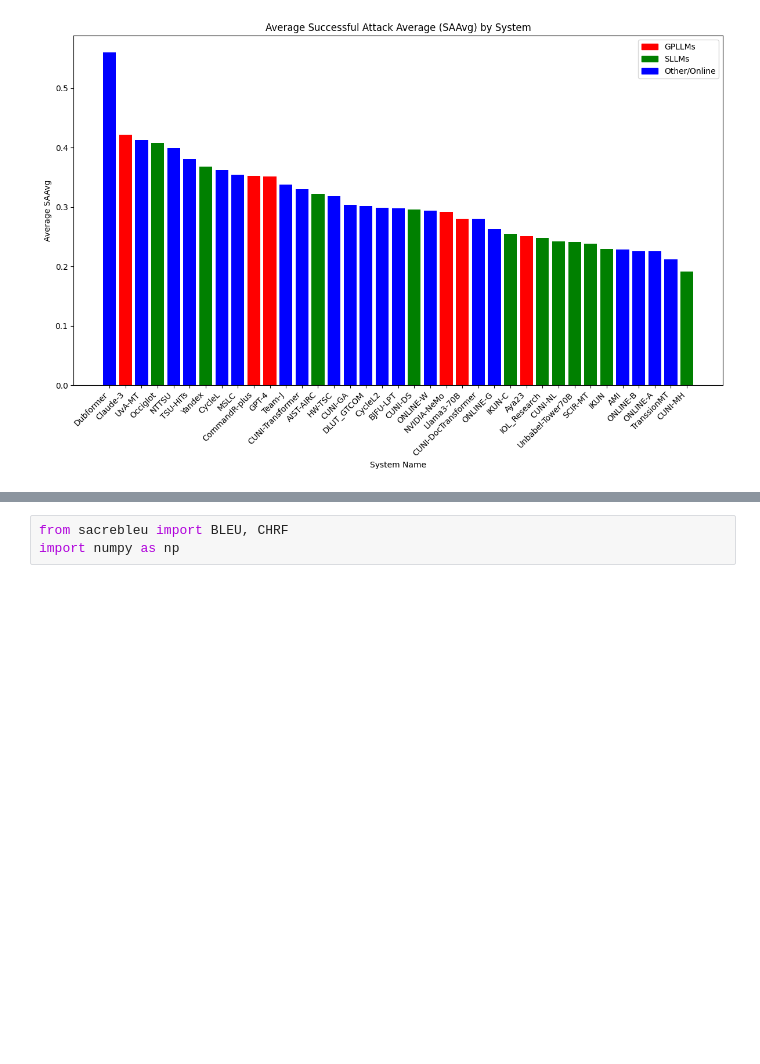
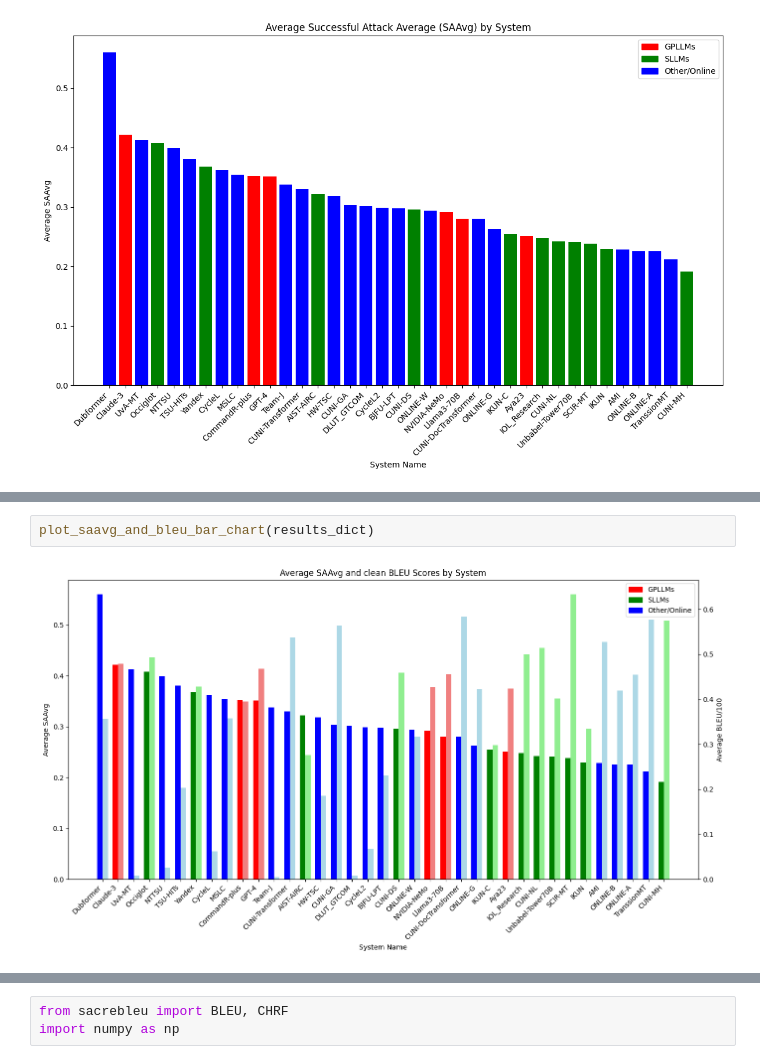
Before and after one commit to Avmb/adversarial_MT_prompt_injection, a Jupyter notebook: process_results.ipynb, the cells around one changed output, grey strips where cells are left out. Saved outputs shown, nothing was run; the diff lists cells and outputs as text; blank space fills up the shorter version.

```diff
--- a/process_results.ipynb
+++ b/process_results.ipynb
@@ -849,0 +946,4 @@ plot_saavg_bar_chart(results_dict)
+# %%
+plot_saavg_and_bleu_bar_chart(results_dict)
+# %% [output]
+[figure, added]
```
Also changed, not shown: parts of 3 cells of this notebook, 2 other files.
